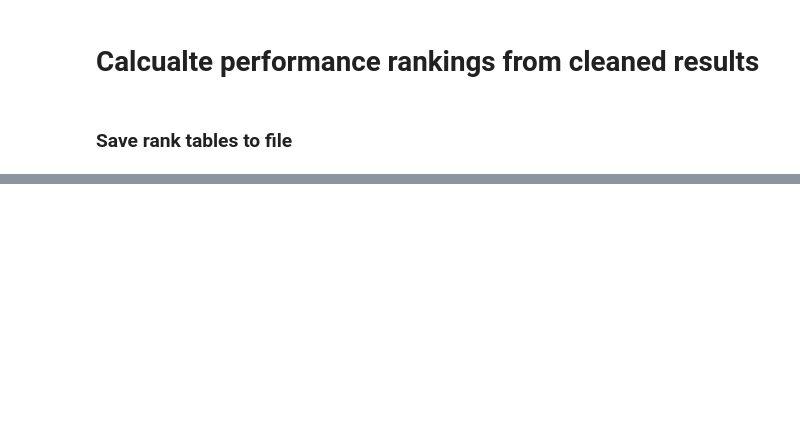
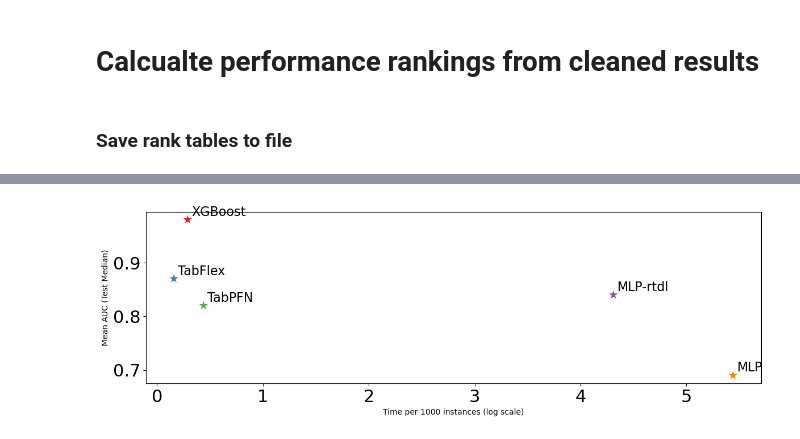
Before and after one commit to yzeng58/tabzilla, a Jupyter notebook: results_viz/2-performance-rankings.ipynb, the cells around one changed output, grey strips where cells are left out. Saved outputs shown, nothing was run; the diff lists cells and outputs as text; code cells hidden in the pictures; blank space fills up the shorter version.

```diff
--- a/results_viz/2-performance-rankings.ipynb
+++ b/results_viz/2-performance-rankings.ipynb
@@ -161,0 +205,62 @@ final_tables['AUC'][final_tables['AUC']['AUC_rank_mean']['count'] == 36]
+# %%
+plt.rc('xtick', labelsize=22)
+plt.rc('ytick', labelsize=22)
+
+# Filter the data for algorithms with count == 36
+full_data = final_tables['AUC']
+data_36 = full_data[full_data['AUC_rank_mean']['count'] == 36]
+data_others = full_data[full_data['AUC_rank_mean']['count'] != 36]
+
+# Create a DataFrame with the required columns, excluding specified algorithms
+plot_data = pd.DataFrame({
+    'Algorithm': full_data.index,
+    'Time': full_data['time_per_1000_inst_mean_AUC']['median'].astype(float),
+    'AUC': full_data['normalized_AUC__test_mean']['median'].astype(float),
+    'Count': full_data['AUC_rank_mean']['count']
+})
+plot_data = plot_data[~plot_data['Algorithm'].isin(['Ours-1', 'TabFlex', 'TabSmall', 'TabFast'])]
+
+# Change 'Ours-2' to 'TabFlex'
+plot_data['Algorithm'] = plot_data['Algorithm'].replace('Ours-2', 'TabFlex')
+
+# Create the scatter plot
+plt.figure(figsize=(12, 4))
+
+# # Plot other algorithms
+# sns.scatterplot(data=plot_data[plot_data['Count'] != 36],
+#                 x='Time', y='AUC',
+#                 hue='Algorithm',
+#                 palette='Set2', alpha=0.7, s=100)
+
+# Plot algorithms with count == 36 with different marker
+sns.scatterplot(data=plot_data[plot_data['Count'] == 36],
+                x='Time', y='AUC',
+                hue='Algorithm',
+                palette='Set1', alpha=1, s=250, marker='*')
+
+# Customize the plot
+# plt.xscale('log')  # Use log scale for x-axis due to wide range of values
+plt.xlabel('Time per 1000 instances (log scale)')
+plt.ylabel('Mean AUC (Test Median)')
+# plt.ylim(0.4, 1)
+
+# Add labels for each point
+for _, row in plot_data[plot_data['Count'] == 36].iterrows():
+    plt.annotate(row['Algorithm'], (row['Time'], row['AUC']),
+                 xytext=(5, 5), textcoords='offset points', fontsize=16)
+
+# Adjust legend
+# plt.legend(
+#     title='Algorithm',
+#     bbox_to_anchor=(1.05, 1),
+#     loc='upper left',
+#     ncol=2
+# )
+
+# remove the legend
+plt.legend().remove()
+
+plt.tight_layout()
+plt.show()
+# %% [output]
+[figure, added]
```
Also changed, not shown: parts of 8 cells of this notebook, 29 other files.
